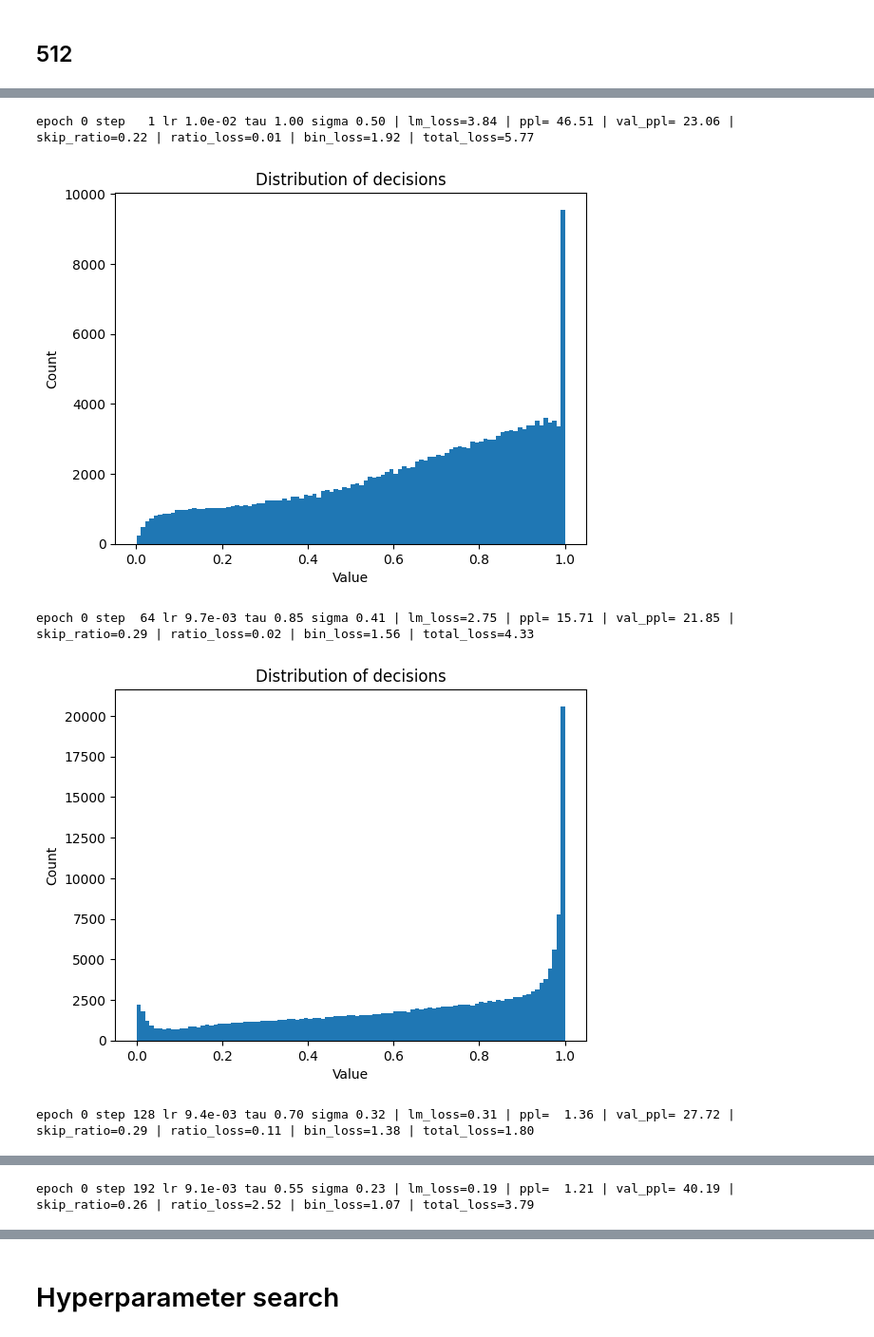
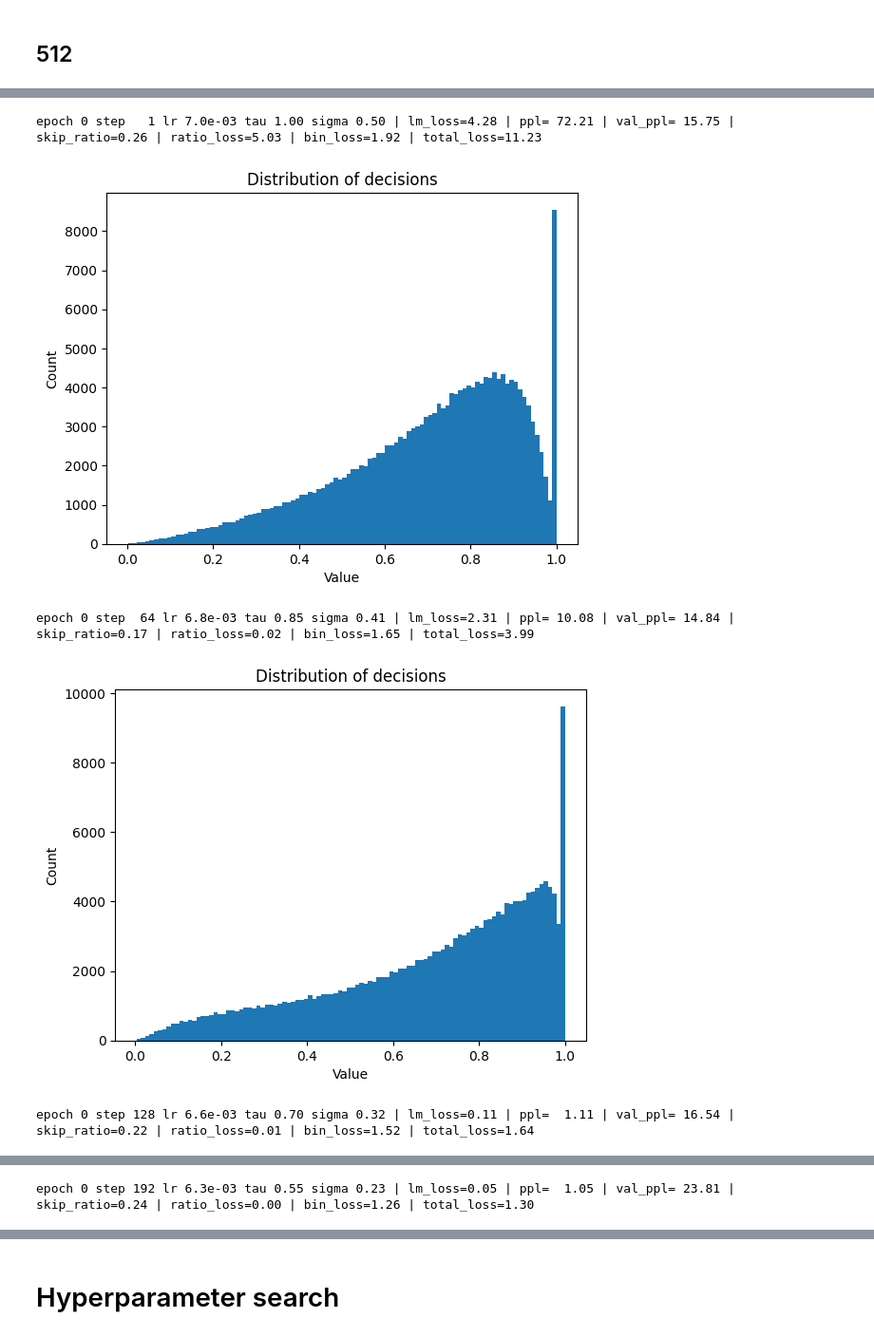
Before and after one commit to chutnakova5/Adaptive-layer-skipping, a Jupyter notebook: gates_oracle.ipynb, the cells around one changed output, grey strips where cells are left out. Shown at 95% size. Cells and saved outputs as stored; diff of their text form; code cells hidden in the pictures.

```diff
--- a/gates_oracle.ipynb
+++ b/gates_oracle.ipynb
@@ -453,9 +453,9 @@ model, stats = train_gates(
     stats=stats,
     device=DEV,
     epochs=1,
-    lr=1e-2,
+    lr=7e-3,
     sigma_max=0.5, sigma_limit=0.7, tau_min=0.4, tau_limit=0.5,
-    target_skip=0.35,
+    target_skip=0.3,
     lambda_ratio=1e3,
     lambda_bin=10,
     grad_accum_steps=4,
@@ -469,5 +469,5 @@ model, stats = train_gates(
-epoch 0 step   1 lr 1.0e-02 tau 1.00 sigma 0.50 | lm_loss=3.84 | ppl= 46.51 | val_ppl= 23.06 | skip_ratio=0.22 | ratio_loss=0.01 | bin_loss=1.92 | total_loss=5.77
+epoch 0 step   1 lr 7.0e-03 tau 1.00 sigma 0.50 | lm_loss=4.28 | ppl= 72.21 | val_ppl= 15.75 | skip_ratio=0.26 | ratio_loss=5.03 | bin_loss=1.92 | total_loss=11.23
-[figure, old version]
+[figure, new version]
-epoch 0 step  64 lr 9.7e-03 tau 0.85 sigma 0.41 | lm_loss=2.75 | ppl= 15.71 | val_ppl= 21.85 | skip_ratio=0.29 | ratio_loss=0.02 | bin_loss=1.56 | total_loss=4.33
+epoch 0 step  64 lr 6.8e-03 tau 0.85 sigma 0.41 | lm_loss=2.31 | ppl= 10.08 | val_ppl= 14.84 | skip_ratio=0.17 | ratio_loss=0.02 | bin_loss=1.65 | total_loss=3.99
-[figure, old version]
+[figure, new version]
-epoch 0 step 128 lr 9.4e-03 tau 0.70 sigma 0.32 | lm_loss=0.31 | ppl=  1.36 | val_ppl= 27.72 | skip_ratio=0.29 | ratio_loss=0.11 | bin_loss=1.38 | total_loss=1.80
+epoch 0 step 128 lr 6.6e-03 tau 0.70 sigma 0.32 | lm_loss=0.11 | ppl=  1.11 | val_ppl= 16.54 | skip_ratio=0.22 | ratio_loss=0.01 | bin_loss=1.52 | total_loss=1.64
@@ -475 +475 @@ epoch 0 step 128 lr 9.4e-03 tau 0.70 sigma 0.32 | lm_loss=0.31 | ppl=  1.36 | va
-epoch 0 step 192 lr 9.1e-03 tau 0.55 sigma 0.23 | lm_loss=0.19 | ppl=  1.21 | val_ppl= 40.19 | skip_ratio=0.26 | ratio_loss=2.52 | bin_loss=1.07 | total_loss=3.79
+epoch 0 step 192 lr 6.3e-03 tau 0.55 sigma 0.23 | lm_loss=0.05 | ppl=  1.05 | val_ppl= 23.81 | skip_ratio=0.24 | ratio_loss=0.00 | bin_loss=1.26 | total_loss=1.30
```
Also changed, not shown: parts of 4 cells of this notebook.
